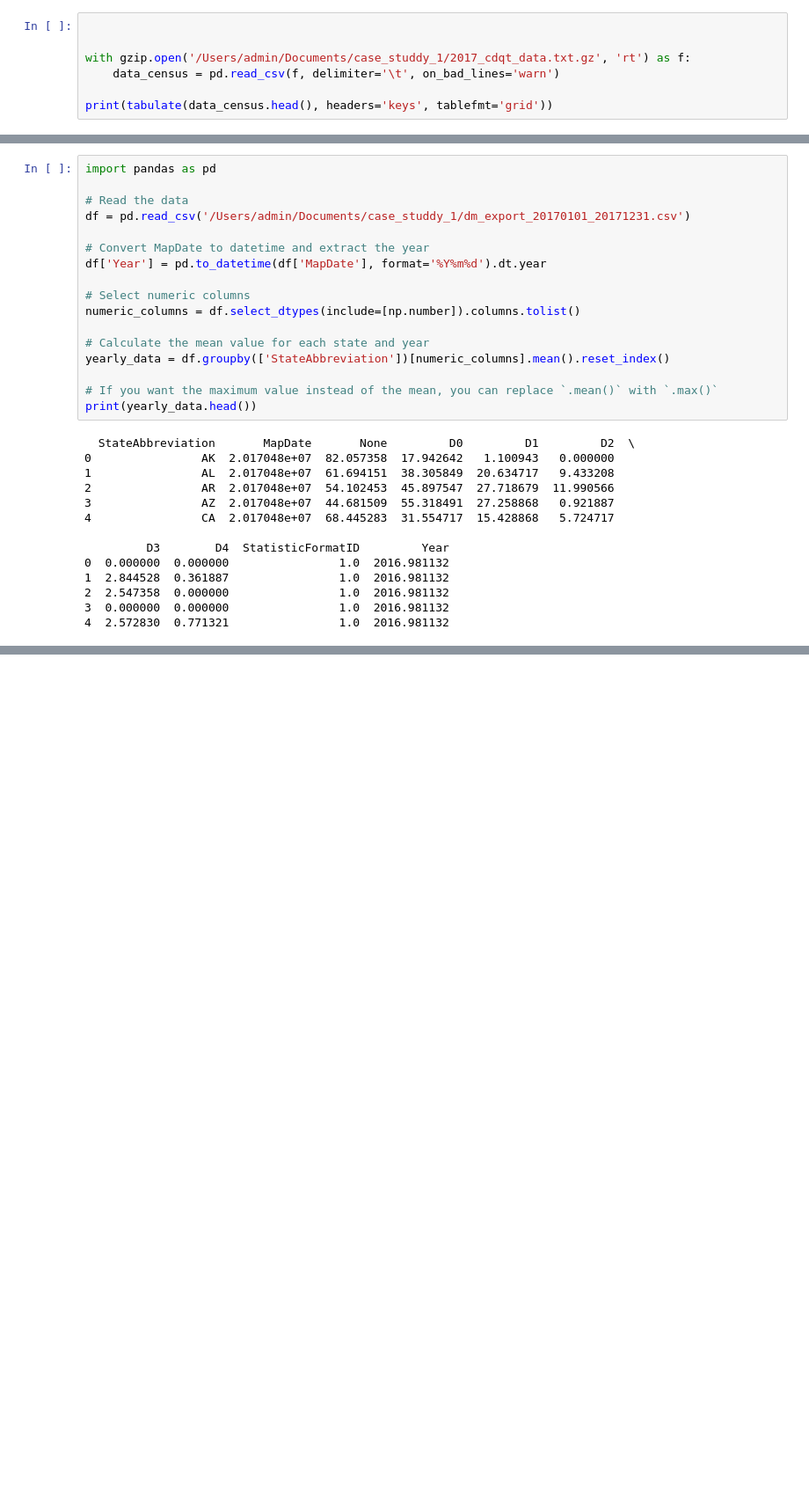
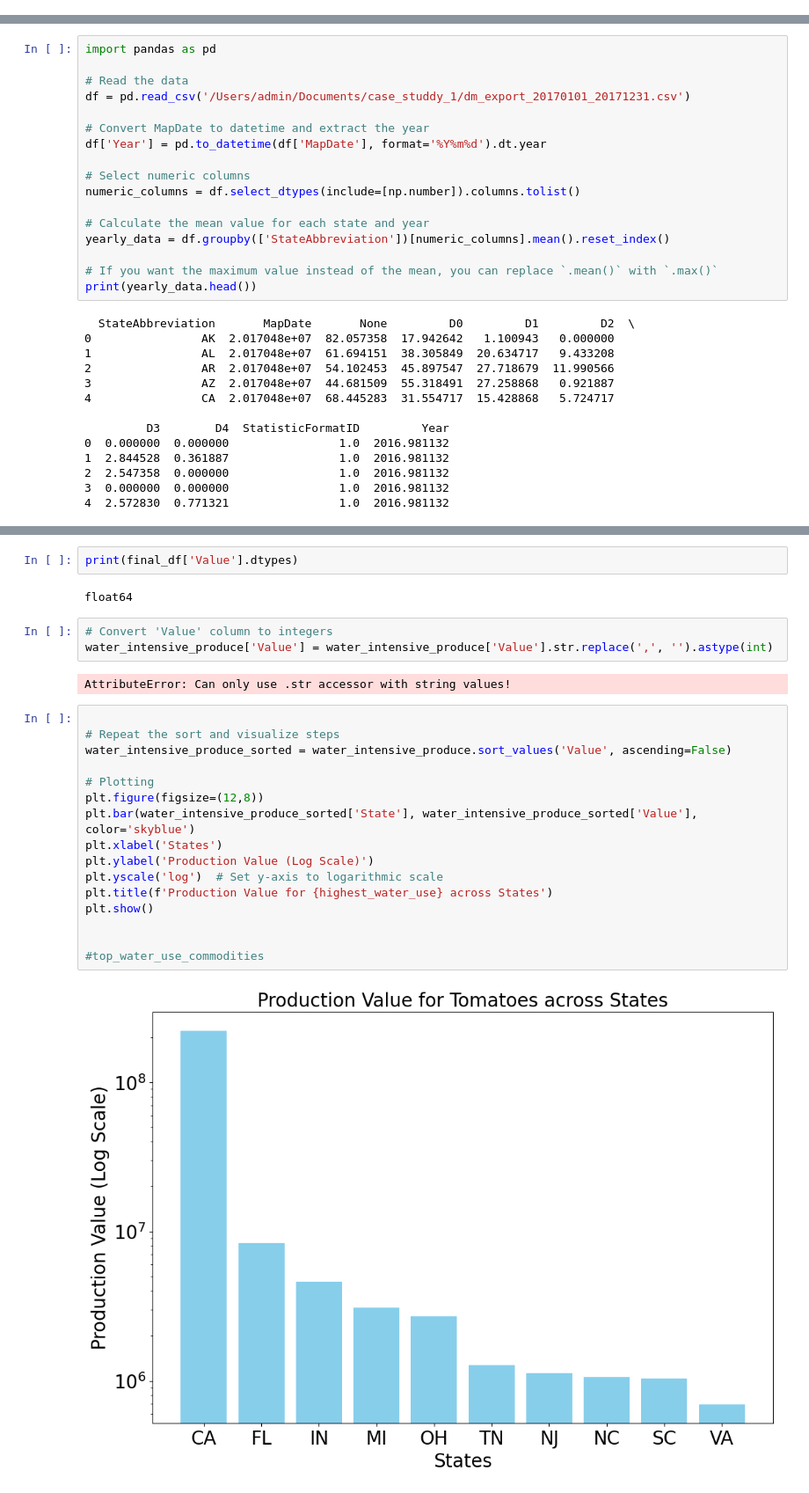
Before and after one commit to ninae555/case_studdy_1, a Jupyter notebook: report.ipynb, the cells around one changed output, grey strips where cells are left out. Shown at 88% size. Cells and saved outputs as stored; diff of their text form; blank space fills up the shorter version.

```diff
--- a/report.ipynb
+++ b/report.ipynb
@@ -59,7 +41,0 @@ np.random.seed(random_seed)
-# %%
-
-
-with gzip.open('/Users/admin/Documents/case_studdy_1/2017_cdqt_data.txt.gz', 'rt') as f:
-    data_census = pd.read_csv(f, delimiter='\t', on_bad_lines='warn')
-
-print(tabulate(data_census.head(), headers='keys', tablefmt='grid'))
@@ -332,0 +942,27 @@ print(tabulate(df_drought_new.head(), headers='keys', tablefmt='grid'))
+# %%
+print(final_df['Value'].dtypes)
+# %% [output]
+float64
+# %%
+# Convert 'Value' column to integers
+water_intensive_produce['Value'] = water_intensive_produce['Value'].str.replace(',', '').astype(int)
+# %% [output]
+AttributeError: Can only use .str accessor with string values!
+# %%
+
+# Repeat the sort and visualize steps
+water_intensive_produce_sorted = water_intensive_produce.sort_values('Value', ascending=False)
+
+# Plotting
+plt.figure(figsize=(12,8))
+plt.bar(water_intensive_produce_sorted['State'], water_intensive_produce_sorted['Value'], color='skyblue')
+plt.xlabel('States')
+plt.ylabel('Production Value (Log Scale)')
+plt.yscale('log')  # Set y-axis to logarithmic scale
+plt.title(f'Production Value for {highest_water_use} across States')
+plt.show()
+
+
+#top_water_use_commodities
+# %% [output]
+[figure, added]
```
Also changed, not shown: parts of 55 cells of this notebook, 11 other files.
